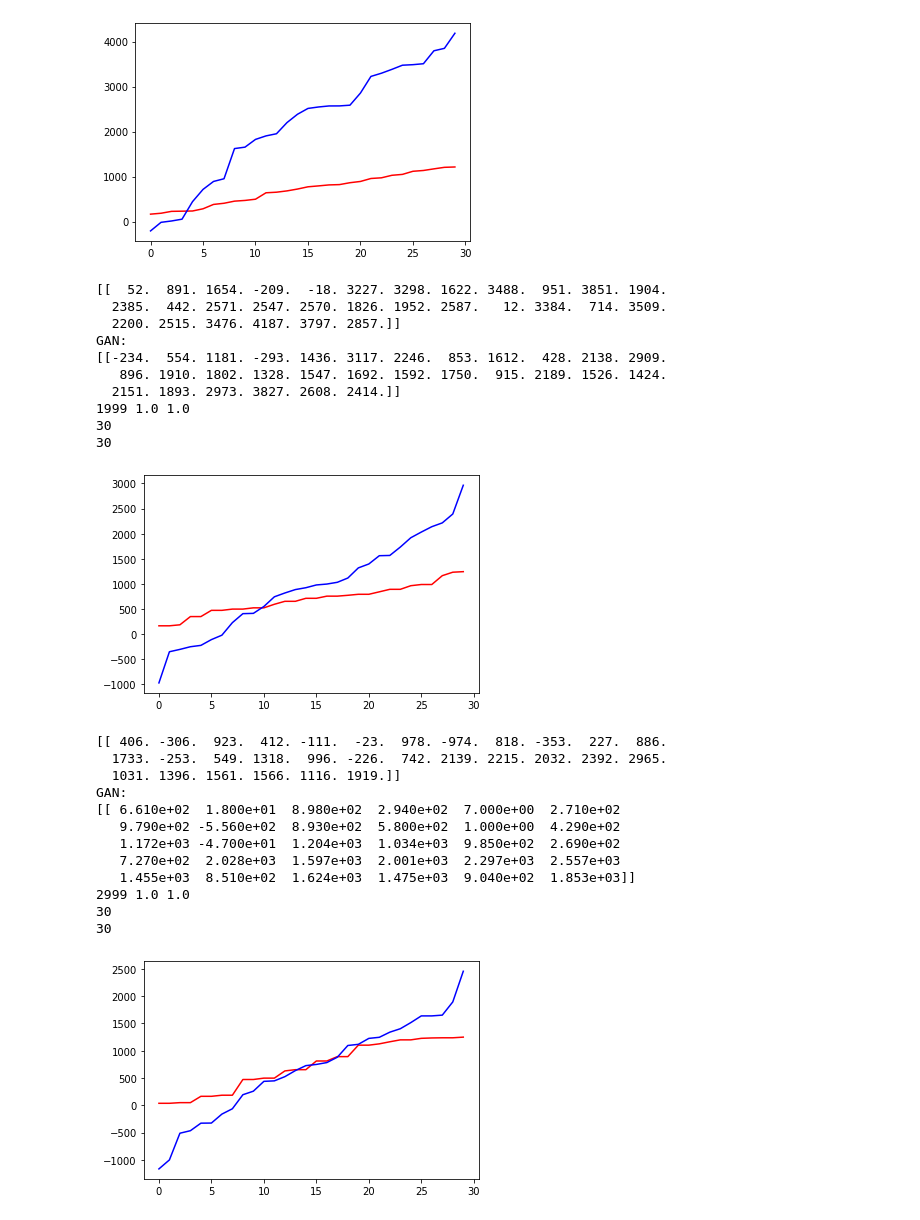
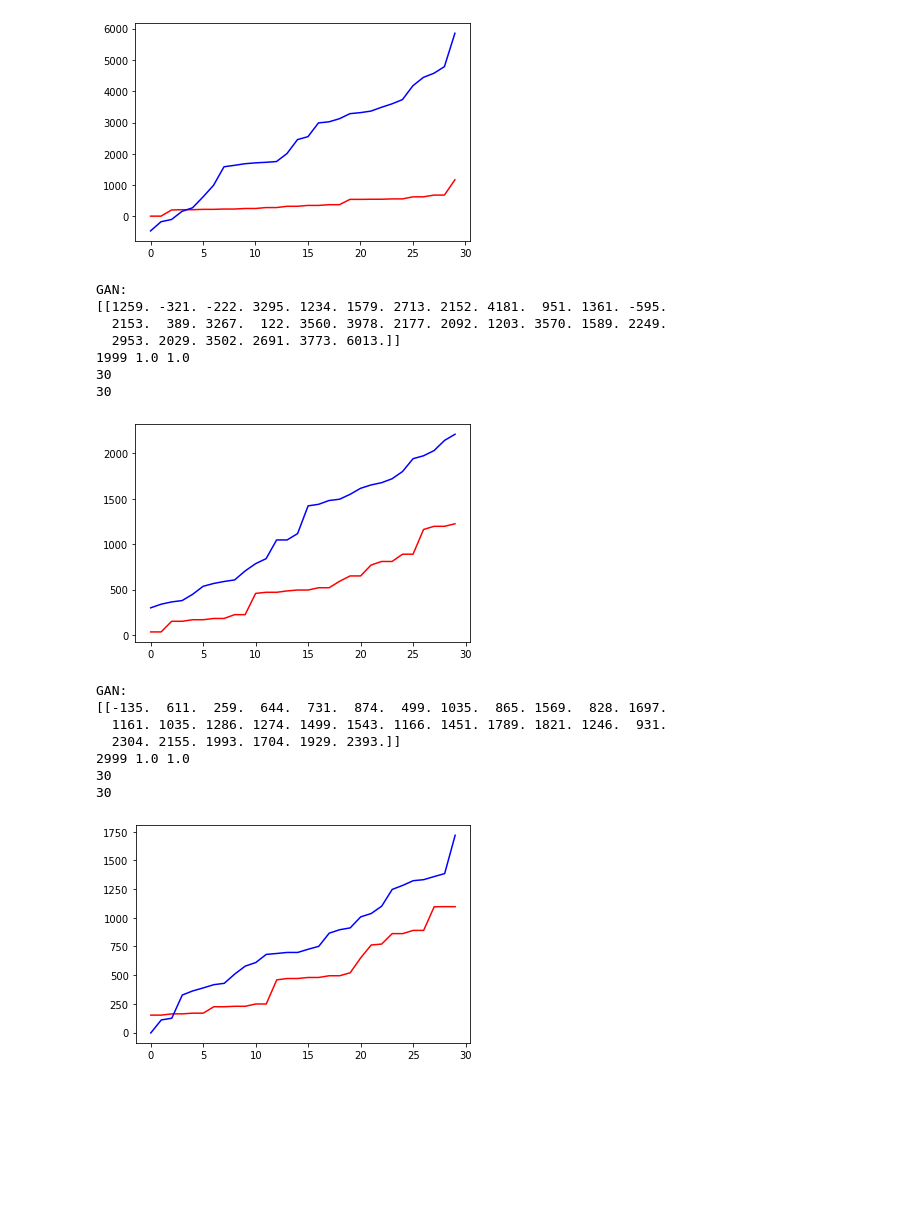
Before and after one commit to CallumRbrts/Hearthstone-deck-building-ai, a Jupyter notebook: HS-AI-New.ipynb, the cells around one changed output. Drawn from its saved outputs; the diff is of its cells as text; code cells hidden in the pictures; blank space fills up the shorter version.

```diff
--- a/HS-AI-New.ipynb
+++ b/HS-AI-New.ipynb
@@ -245,7 +496,8 @@ def generate_deck_samples(n, class_):
             break
         else:
             index = random.randint(0,size-1)
-            #print(deck_to_vector(class_dictionary[class_][index][0]))
+            #print(index)
+            #print(class_dictionary[class_][index][0])
             samples.append(np.asarray(deck_to_vector(class_dictionary[class_][index][0]))) #!!!!
 
     labels = ones((len(samples), 1))
@@ -260,18 +512,8 @@ latent_space = []
 for x in real_X:
     for y in x:
         latent_space.append(y)
-#plt.plot(latent_space)
+print(real_X)
 
-#rand_deck = []
-#for i in range(30):
-#    rand_deck.append(latent_space[random.randint(0,len(latent_space))])
-#plt.plot(rand_deck)
-
-
-#print(real_X[1])
-#plt.plot(real_X[1])
-#real_X = np.asarray(real_X)
-print(vector_to_deck(real_X[1]))
 print(type(real_X))
 print(type(real_Y))
 
@@ -282,18 +524,18 @@ def generate_random_deck():
         deck.append(x)
     return deck
 
-def generate_fake_decks(generator, n):
+def generate_fake_decks(generator, n, class_cards, neutral_cards):
     fake_decks = []
     for i in range(n):
-        fake_decks.append(generate_random_deck())
+        fake_decks.append(generate_fake_deck(class_cards, neutral_cards))
     fake_decks = np.asarray(fake_decks)
     X = np.round(generator.predict(fake_decks))
     y = zeros((n,1))
     return X, y
 
-def generate_fake_sample(generator):
+def generate_fake_sample(generator,class_cards, neutral_cards):
     fake_decks = []
-    fake_decks.append(generate_random_deck())
+    fake_decks.append(generate_fake_deck(class_cards, neutral_cards))
     fake_decks = np.asarray(fake_decks)
     X = np.round(generator.predict(fake_decks))
     y = ones((1,1))
@@ -306,16 +562,16 @@ def generate_fake_sample(generator):
 <class 'numpy.ndarray'>
 # %%
 # evaluate the discriminator and plot real and fake points
-def summarize_performance_gan(epoch, generator, discriminator, class_, n=1):
+def summarize_performance_gan(epoch, generator, discriminator, class_, class_cards, neutral_cards, n=1):
     # prepare real samples
     x_real, y_real = generate_deck_samples(n, class_)
 
-    #print(x_real)
+    #print("Real Sample: ", x_real)
    # print(y_real.shape)
     # evaluate discriminator on real examples
     _, acc_real = discriminator.evaluate(x_real, y_real, verbose=0)
     # prepare fake examples
-    x_fake, y_fake = generate_fake_decks(generator, n)
+    x_fake, y_fake = generate_fake_decks(generator, n, class_cards, neutral_cards)
     #print(x_fake)
    # print(y_fake.shape)
     # evaluate discriminator on fake examples
@@ -410,6 +658,18 @@ def train(g_model, d_model, gan_model, latent_dim, n_epochs=10000, n_batch=128,
 # %%
+#need to rerun web scraper and save collected csv as card name rather than vector
+
+
 latent_dim =30
 # create the discriminator
+
+
+#attempt to group by only Warrior and Neutral
+#cards = groupby_class(['Warrior', 'Neutral'], cards)
+#print(cards[0]['id'])
+#i=0
+#for card in cards:
+ #   card['id'] = i
+  #  i+=1
 
 #try changing activations n such on models
 discriminator = define_discriminator()
@@ -418,5 +678,5 @@ generator = define_generator(latent_dim)
 # create the gan
 gan_model = define_gan(generator, discriminator)
 # train model
-created_deck = train(generator, discriminator, gan_model, latent_dim)
+created_decks, created_gans = train(generator, discriminator, gan_model, latent_dim)
 # %% [output]
@@ -424,27 +684,19 @@ created_deck = train(generator, discriminator, gan_model, latent_dim)
 30
 30
-[figure, old version]
+[figure, new version]
-[[  52.  891. 1654. -209.  -18. 3227. 3298. 1622. 3488.  951. 3851. 1904.
-  2385.  442. 2571. 2547. 2570. 1826. 1952. 2587.   12. 3384.  714. 3509.
-  2200. 2515. 3476. 4187. 3797. 2857.]]
 GAN:
-[[-234.  554. 1181. -293. 1436. 3117. 2246.  853. 1612.  428. 2138. 2909.
-   896. 1910. 1802. 1328. 1547. 1692. 1592. 1750.  915. 2189. 1526. 1424.
-  2151. 1893. 2973. 3827. 2608. 2414.]]
+[[1259. -321. -222. 3295. 1234. 1579. 2713. 2152. 4181.  951. 1361. -595.
+  2153.  389. 3267.  122. 3560. 3978. 2177. 2092. 1203. 3570. 1589. 2249.
+  2953. 2029. 3502. 2691. 3773. 6013.]]
 1999 1.0 1.0
 30
 30
-[figure, old version]
+[figure, new version]
-[[ 406. -306.  923.  412. -111.  -23.  978. -974.  818. -353.  227.  886.
-  1733. -253.  549. 1318.  996. -226.  742. 2139. 2215. 2032. 2392. 2965.
-  1031. 1396. 1561. 1566. 1116. 1919.]]
 GAN:
-[[ 6.610e+02  1.800e+01  8.980e+02  2.940e+02  7.000e+00  2.710e+02
-   9.790e+02 -5.560e+02  8.930e+02  5.800e+02  1.000e+00  4.290e+02
-   1.172e+03 -4.700e+01  1.204e+03  1.034e+03  9.850e+02  2.690e+02
-   7.270e+02  2.028e+03  1.597e+03  2.001e+03  2.297e+03  2.557e+03
-   1.455e+03  8.510e+02  1.624e+03  1.475e+03  9.040e+02  1.853e+03]]
+[[-135.  611.  259.  644.  731.  874.  499. 1035.  865. 1569.  828. 1697.
+  1161. 1035. 1286. 1274. 1499. 1543. 1166. 1451. 1789. 1821. 1246.  931.
+  2304. 2155. 1993. 1704. 1929. 2393.]]
 2999 1.0 1.0
 30
 30
-[figure, old version]
+[figure, new version]
```
Also changed, not shown: parts of 18 cells of this notebook, 12 other files.
